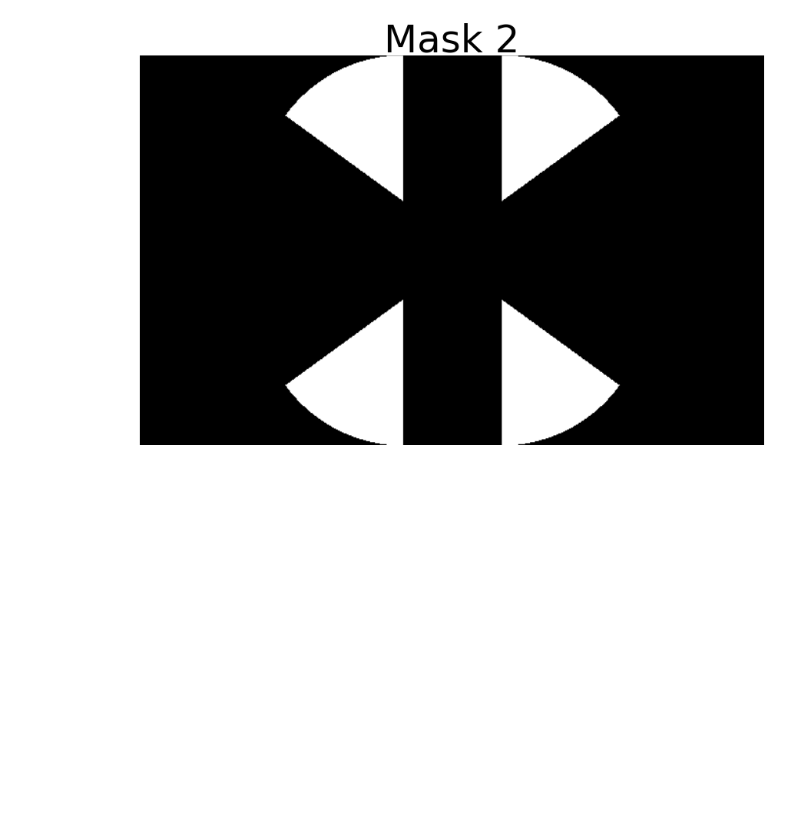
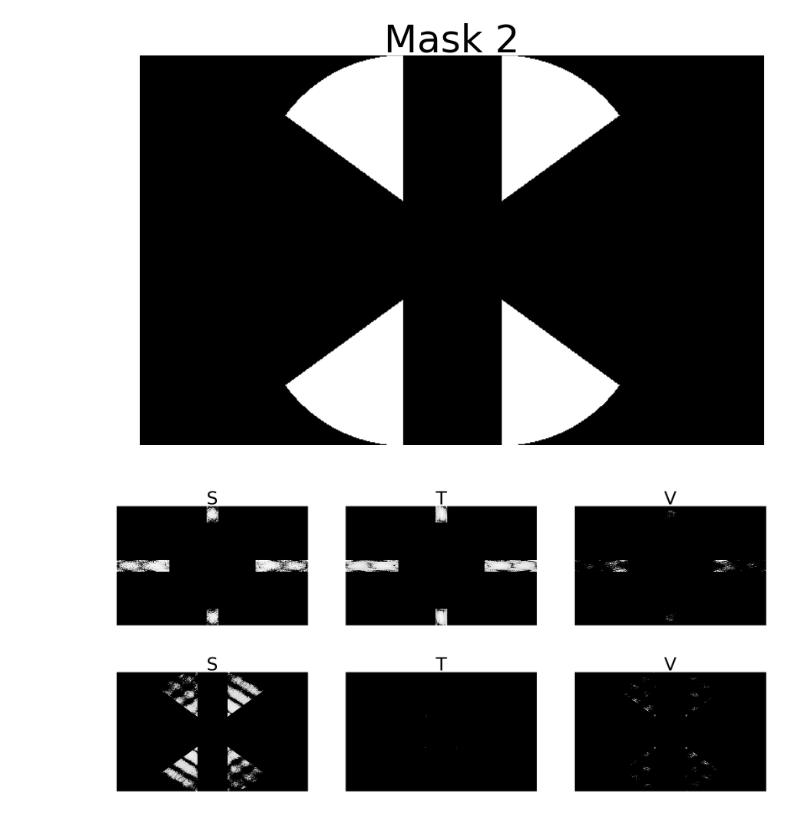
Before and after one commit to crowoy/Letter-Recognition, a Jupyter notebook: src/FourierAnalysis.ipynb, the cells around one changed output. Drawn from its saved outputs; the diff is of its cells as text; code cells hidden in the pictures; blank space fills up the shorter version.

Commit message:
Thought a threshold was a good idea, so I did it. *mic drop*. Also applied the masks to the Fourier Spaces

```diff
--- a/src/FourierAnalysis.ipynb
+++ b/src/FourierAnalysis.ipynb
@@ -183,3 +183,29 @@ plotMasks(mask1, mask2)
 # %% [output]
 [figure]
 [figure]
+# %%
+def applyThreshold (image, threshold):
+    h, w = image.shape
+
+    for height in range(h):
+        for width in range(w):
+            if (image[height][width] < threshold):
+                image[height][width] = 0
+
+    return image
+# %%
+threshold = np.average([S_ft_all])
+
+S_mask1 = applyThreshold(S_ft * mask1, threshold)
+T_mask1 = applyThreshold(T_ft * mask1, threshold)
+V_mask1 = applyThreshold(V_ft * mask1, threshold)
+
+S_mask2 = applyThreshold(S_ft * mask2, threshold)
+T_mask2 = applyThreshold(T_ft * mask2, threshold)
+V_mask2 = applyThreshold(V_ft * mask2, threshold)
+
+plotAvgFS([S_mask1, T_mask1, V_mask1], 3)
+plotAvgFS([S_mask2, T_mask2, V_mask2], 3)
+# %% [output]
+[figure, added]
+[figure, added]
```
